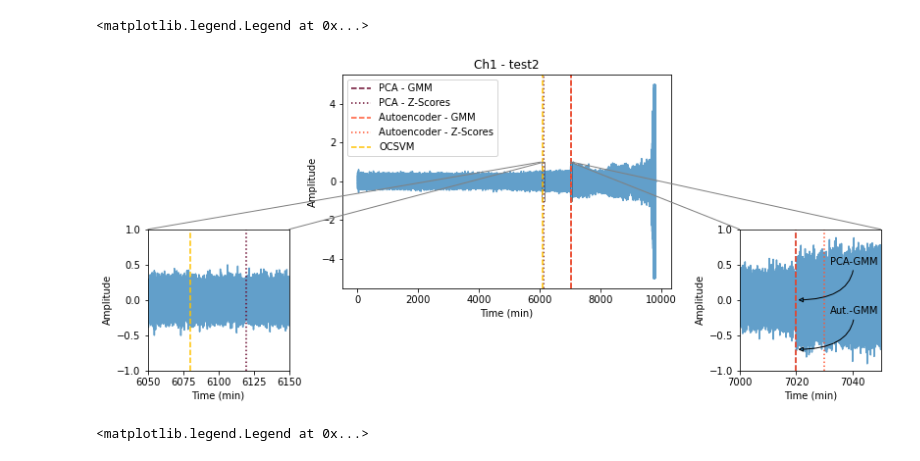
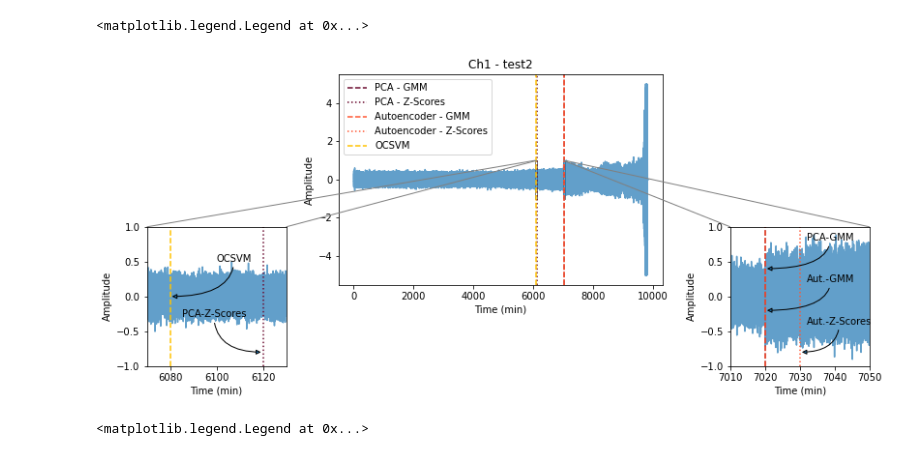
Before and after one commit to judithspd/predictive-maintenance, a Jupyter notebook: TimeToFailurePrediction/DataVisualization/Anomaly_detection_summary.ipynb, the cells around one changed output. Cells and saved outputs as stored; diff of their text form; code cells hidden in the pictures.

```diff
--- a/TimeToFailurePrediction/DataVisualization/Anomaly_detection_summary.ipynb
+++ b/TimeToFailurePrediction/DataVisualization/Anomaly_detection_summary.ipynb
@@ -52,42 +43,52 @@ axins.axvline(onset_anomalies_OCSVM, color = '#FFC300', linestyle='--', label =
 
 axins2.plot(t_test2, Ch1_test2,  alpha = 0.7)
 axins2.axvline(onset_anomalies_PCA_GMM_Ch1, color = '#6A0A2F', linestyle='--', label = 'PCA - GMM')
 axins2.axvline(onset_anomalies_PCA_ZS_Ch1, color = '#6A0A2F', linestyle=':', label = 'PCA - Z-Scores')
 axins2.axvline(onset_anomalies_Autoencoder_GMM_Ch1, color = '#FF5733', linestyle='--', label = 'Autoencoder - GMM')
 axins2.axvline(onset_anomalies_Autoencoder_ZS_Ch1, color = '#FF5733', linestyle=':', label = 'Autoencoder - Z-Scores')
 axins2.axvline(onset_anomalies_OCSVM, color = '#FFC300', linestyle='--', label = 'OCSVM')
 
-x1, x2, y1, y2 = 6050, 6150, -1, 1 # specify the limits
-axins.set_xlim(x1, x2) # apply the x-limits
-axins.set_ylim(y1, y2) # apply the y-limits
+x1, x2, y1, y2 = 6070, 6130, -1, 1
+axins.set_xlim(x1, x2)
+axins.set_ylim(y1, y2)
 
-x1, x2, y1, y2 = 7000, 7050, -1, 1 # specify the limits
-axins2.set_xlim(x1, x2) # apply the x-limits
-axins2.set_ylim(y1, y2) # apply the y-limits
-axins2.annotate('PCA-GMM', xy=(7020, 0), xytext=(7032, 0.5),
+x1, x2, y1, y2 = 7010, 7050, -1, 1
+axins2.set_xlim(x1, x2)
+axins2.set_ylim(y1, y2)
+axins2.annotate('PCA-GMM', xy=(7020, 0.4), xytext=(7032, 0.8),
             arrowprops=dict(arrowstyle="-|>", connectionstyle="angle3,angleA=90,angleB=0")
             )
-axins2.annotate('Aut.-GMM', xy=(7020, -0.7), xytext=(7032, -0.2),
+axins2.annotate('Aut.-GMM', xy=(7020, -0.2), xytext=(7032, 0.2),
+            arrowprops=dict(arrowstyle="-|>", connectionstyle="angle3,angleA=90,angleB=0")
+            )
+axins2.annotate('Aut.-Z-Scores', xy=(7030, -0.8), xytext=(7032, -0.4),
+            arrowprops=dict(arrowstyle="-|>", connectionstyle="angle3,angleA=90,angleB=0")
+            )
+
+axins.annotate('PCA-Z-Scores', xy=(6120, -0.8), xytext=(6085, -0.3),
+            arrowprops=dict(arrowstyle="-|>", connectionstyle="angle3,angleA=90,angleB=0")
+            )
+axins.annotate('OCSVM', xy=(6080, 0), xytext=(6100, 0.5),
             arrowprops=dict(arrowstyle="-|>", connectionstyle="angle3,angleA=90,angleB=0")
             )
 
 mark_inset(ax, axins, loc1=1, loc2=2, fc="none", ec="0.5")
 mark_inset(ax, axins2, loc1=1, loc2=2, fc="none", ec="0.5")
 
 ax.set_xlabel('Time (min)')
 ax.set_ylabel('Amplitude')
 ax.set_title('Ch1 - test2')
 
 axins.set_xlabel('Time (min)')
 axins.set_ylabel('Amplitude')
 
 axins2.set_xlabel('Time (min)')
 axins2.set_ylabel('Amplitude')
 
 ax.legend()
 # %% [output]
 <matplotlib.legend.Legend at 0x...>
-[figure, old version]
+[figure, new version]
 # %%
 signals_test1_channels = sio.loadmat('./DataSignals/signals_test1_channels.mat')
 Ch5_test1 = signals_test1_channels['Ch5']
```
Also changed, not shown: parts of 9 cells of this notebook.
